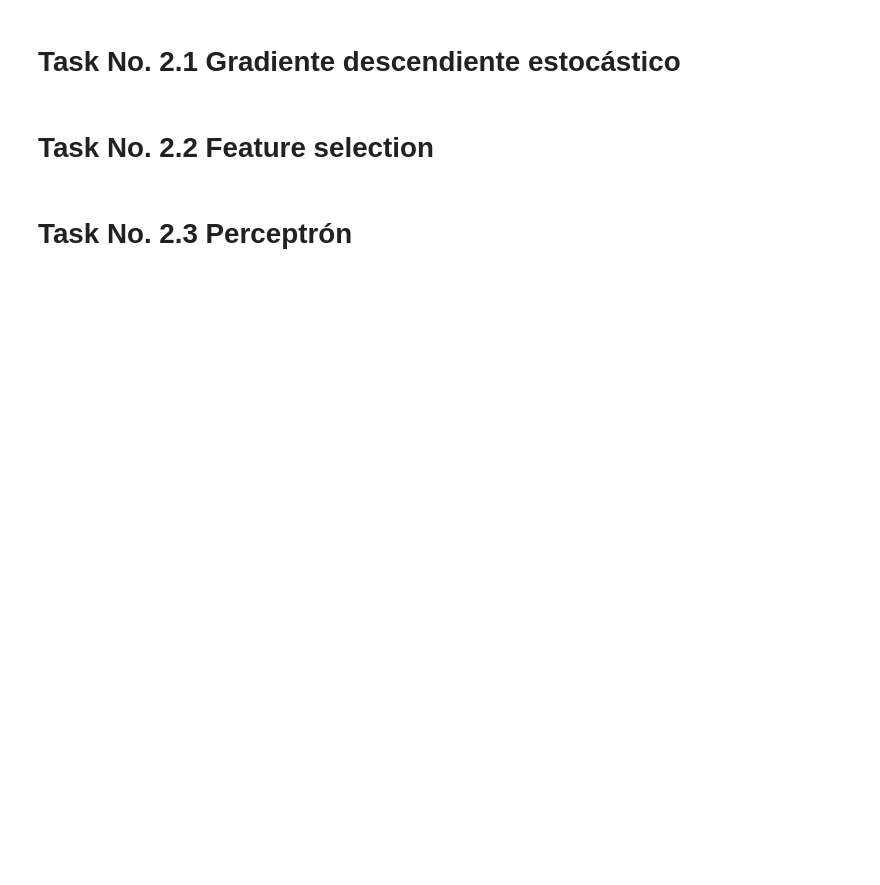
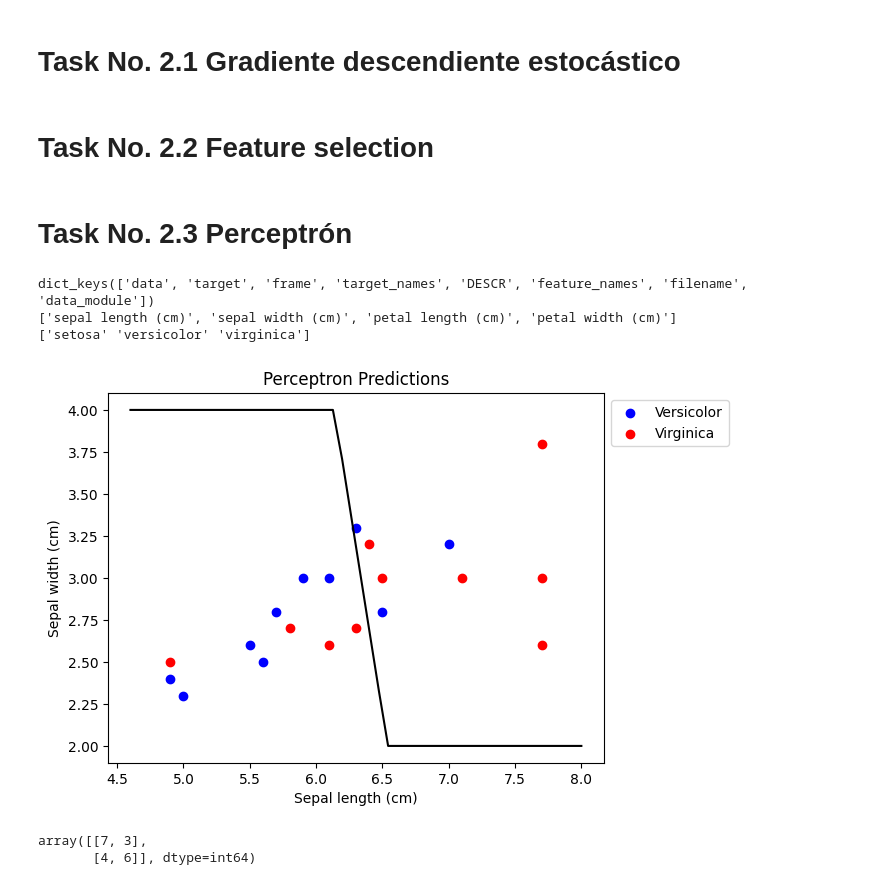
Before and after one commit to FranzCastillo/IA-Perceptron-Feature-Gradient, a Jupyter notebook: iaPerceptronFeatureGradient.ipynb, the cells around one changed output. Cells and saved outputs as stored; diff of their text form; code cells hidden in the pictures; blank space fills up the shorter version.

Commit message:
Perceptron Implemented

```diff
--- a/iaPerceptronFeatureGradient.ipynb
+++ b/iaPerceptronFeatureGradient.ipynb
@@ -26,0 +78,36 @@ Un perceptrón de una sola capa es, como indican las instrucciones, un tipo de r
+# %%
+iris = load_iris()
+print(iris.keys())
+
+# Print the names of the four features and the values
+print(iris.feature_names)
+
+# Print the names of the three target classes
+print(iris.target_names)
+# %% [output]
+dict_keys(['data', 'target', 'frame', 'target_names', 'DESCR', 'feature_names', 'filename', 'data_module'])
+['sepal length (cm)', 'sepal width (cm)', 'petal length (cm)', 'petal width (cm)']
+['setosa' 'versicolor' 'virginica']
+# %%
+X = iris.data
+y = iris.target
+
+# Drop setosa
+X = X[y != 0]
+y = y[y != 0]
+
+# Keep sepal length and sepal width as the features in the X matrix
+X_sepal_length = X[:, 0]
+X_sepal_width = X[:, 1]
+
+X = np.array(list(zip(X_sepal_length, X_sepal_width)))
+
+# Binarize the target
+y = np.where(y == 1, 0, 1) # Versicolor is 0, Virginica is 1
+# %%
+# Split the data into training and testing sets
+X_train, X_test, y_train, y_test = train_test_split(X, y, test_size=0.2, random_state=21562)
+# %%
+# Train the perceptron
+perceptron = Perceptron()
+perceptron.fit(X_train, y_train)
@@ -26,0 +117,28 @@ Un perceptrón de una sola capa es, como indican las instrucciones, un tipo de r
+# %%
+# Plot the decision boundary
+x1 = np.linspace(4.6, 8, 50)
+x2 = -(perceptron.weights[0] * x1 + perceptron.bias) / perceptron.weights[1]
+
+# Limit the decision boundary to the range of the sepal width
+x2 = np.clip(x2, 2, 4)
+plt.plot(x1, x2, 'k')
+
+# Plot predictions
+plt.scatter(X_test[y_test == 0][:, 0], X_test[y_test == 0][:, 1], c='b', label='Versicolor')
+plt.scatter(X_test[y_test == 1][:, 0], X_test[y_test == 1][:, 1], c='r', label='Virginica')
+
+
+plt.xlabel('Sepal length (cm)')
+plt.ylabel('Sepal width (cm)')
+plt.title('Perceptron Predictions')
+plt.legend(loc='upper left', bbox_to_anchor=(1, 1))
+plt.show()
+# %% [output]
+[figure, added]
+# %%
+from sklearn.metrics import confusion_matrix
+
+confusion_matrix(y_test, y_pred)
+# %% [output]
+array([[7, 3],
+       [4, 6]], dtype=int64)
```
Also changed, not shown: parts of 8 cells of this notebook.
